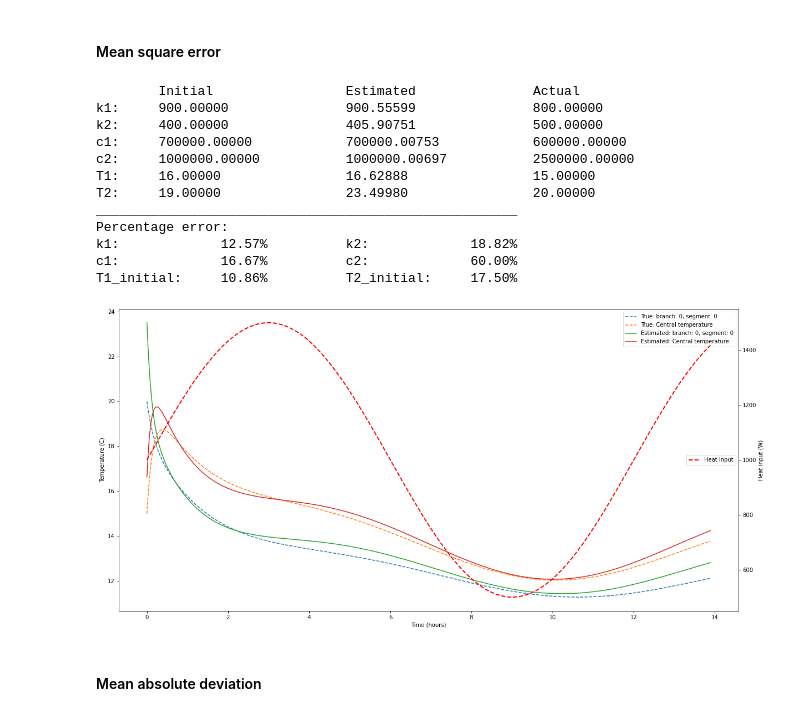
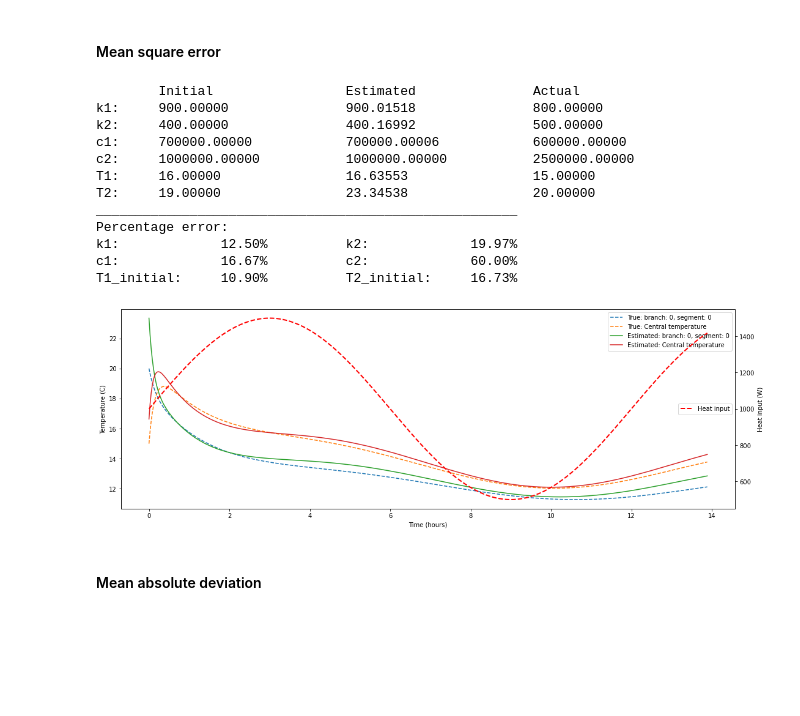
Before and after one commit to harry-rendell/building_simulation, a Jupyter notebook: param_estimation.ipynb, the cells around one changed output. Saved outputs shown, nothing was run; the diff lists cells and outputs as text; code cells hidden in the pictures; blank space fills up the shorter version.

```diff
--- a/param_estimation.ipynb
+++ b/param_estimation.ipynb
@@ -19,7 +19,7 @@ T = [15.0, 20.0]
 true_params = np.array([*k, *c, *T])
 T_out = 10
 heatinput = 1000
-iterations = 1000
+iterations = 500
 # Initialise class with system parameters
 sys_nd = model_ND('True', k, c, T, T_out, heatinput)
 
@@ -96,33 +96,33 @@ initial_params = np.array([*k0, *c0, *T0])
 # %% [markdown]
 #### Mean square error
 # %%
-result = minimize(loss, x0=initial_params, args=('mse'), bounds=((1e2,1e3),(1e2,1e3),(1e5,1e6),(1e6,3e6),(10,30),(10,30)))
+result = minimize(loss, x0=initial_params, tol=1e-3, args=('mse'), bounds=((1e2,1e3),(1e2,1e3),(1e5,1e6),(1e6,3e6),(10,30),(10,30)))
 k_est, c_est, T_est = result['x'].reshape((3,2))
 sys_est = model_ND('Estimated',k_est, c_est, T_est, T_out, heatinput)
 Ts_est, Qs = sys_est.run(times=times, func_Q_in=func_Q_in)
 
 
 fig, ax = sys_nd.plot(ls='--')
 fig, ax= sys_est.plot(figax=(fig, ax), show_heating=False)
 
 frac_error = abs((result['x'] - true_params)/true_params * 100)
 print('\tInitial\t\t\tEstimated\t\tActual\nk1:\t{:.5f}\t\t{:.5f}\t\t{:.5f}\nk2:\t{:.5f}\t\t{:.5f}\t\t{:.5f}\nc1:\t{:.5f}\t\t{:.5f}\t\t{:.5f}\nc2:\t{:.5f}\t\t{:.5f}\t\t{:.5f}\nT1:\t{:.5f}\t\t{:.5f}\t\t{:.5f}\nT2:\t{:.5f}\t\t{:.5f}\t\t{:.5f}'.format(*np.ravel([initial_params,result['x'],true_params],'F')))
 print('_'*54)
 print('Percentage error:\nk1:\t\t{:.2f}%\t\tk2:\t\t{:.2f}%\nc1:\t\t{:.2f}%\t\tc2:\t\t{:.2f}%\nT1_initial:\t{:.2f}%\t\tT2_initial:\t{:.2f}%'.format(*frac_error))
 # %% [output]
         Initial                 Estimated               Actual
-k1:     900.00000               900.55599               800.00000
-k2:     400.00000               405.90751               500.00000
-c1:     700000.00000            700000.00753            600000.00000
-c2:     1000000.00000           1000000.00697           2500000.00000
-T1:     16.00000                16.62888                15.00000
-T2:     19.00000                23.49980                20.00000
+k1:     900.00000               900.01518               800.00000
+k2:     400.00000               400.16992               500.00000
+c1:     700000.00000            700000.00006            600000.00000
+c2:     1000000.00000           1000000.00000           2500000.00000
+T1:     16.00000                16.63553                15.00000
+T2:     19.00000                23.34538                20.00000
 ______________________________________________________
 Percentage error:
-k1:             12.57%          k2:             18.82%
+k1:             12.50%          k2:             19.97%
 c1:             16.67%          c2:             60.00%
-T1_initial:     10.86%          T2_initial:     17.50%
+T1_initial:     10.90%          T2_initial:     16.73%
-[figure, old version]
+[figure, new version]
 # %% [markdown]
 #### Mean absolute deviation
 # %%
```
Also changed, not shown: parts of 9 cells of this notebook, 1 other file.
